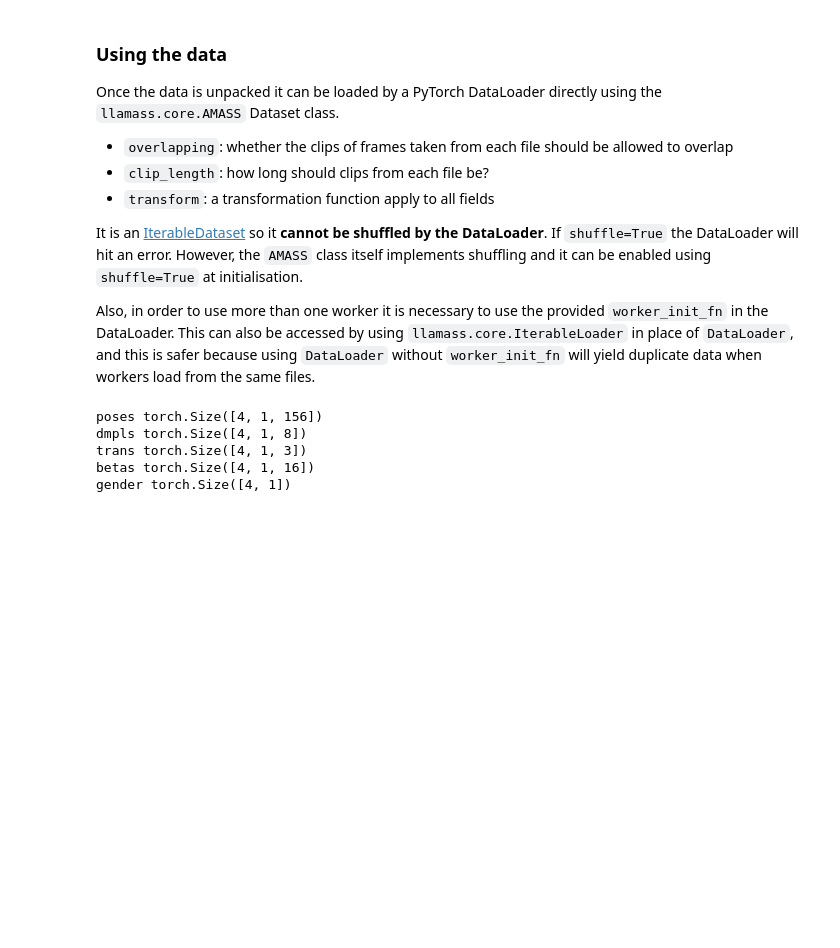
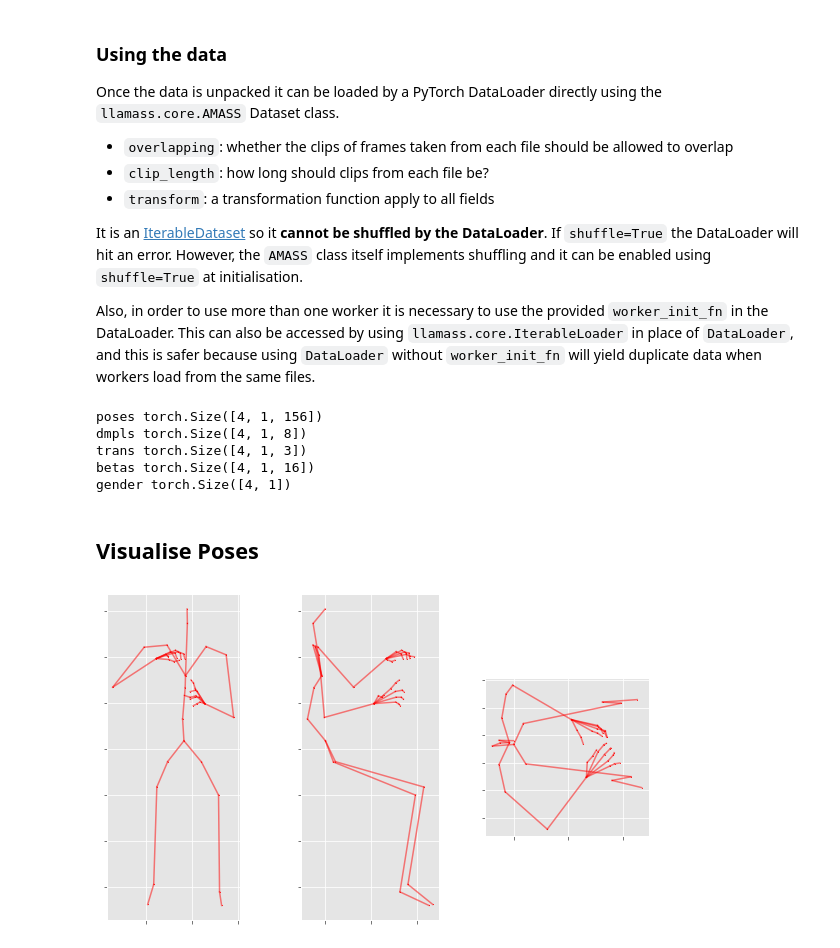
Before and after one commit to gngdb/llamass, a Jupyter notebook: index.ipynb, the cells around one changed output. Cells and saved outputs as stored; diff of their text form; code cells hidden in the pictures; blank space fills up the shorter version.

Commit message:
add visualisation example with gaitplotlib

```diff
--- a/index.ipynb
+++ b/index.ipynb
@@ -129,7 +120,7 @@ amass = llamass.core.AMASS(
     overlapping=False,
     clip_length=1,
     transform=torch.tensor,
-    shuffle=True,
+    shuffle=False,
     seed=0,
 )
 # %%
@@ -147,3 +138,42 @@ dmpls torch.Size([4, 1, 8])
 trans torch.Size([4, 1, 3])
 betas torch.Size([4, 1, 16])
 gender torch.Size([4, 1])
+# %% [markdown]
+## Visualise Poses
+# %%
+poses = next(iter(llamass.core.IterableLoader(amass, batch_size=200, num_workers=2)))
+poses = poses['poses'].squeeze()
+# %%
+# gaitplotlib
+import numpy as np
+import gaitplotlib.core
+import matplotlib.pyplot as plt
+plt.style.use('ggplot')
+
+params = gaitplotlib.core.plottable(poses.numpy())
+
+def plot_pose(pose_index, save_to=None):
+    fig, axes = plt.subplots(1, 3, figsize=(10,6))
+
+    for d, ax in enumerate(axes):
+        dims_to_plot = [i for i in range(3) if i != d]
+        joints, skeleton = params[pose_index]["joints"], params.skeleton
+        j = joints[:, dims_to_plot]
+        ax.scatter(*j.T, color="r", s=0.2)
+        for bone in skeleton:
+            a = j[bone[0]]
+            b = j[bone[1]]
+            x, y = list(zip(a, b))
+            ax.plot(x, y, color="r", alpha=0.5)
+        ax.axes.xaxis.set_ticklabels([])
+        ax.axes.yaxis.set_ticklabels([])
+        ax.set_aspect('equal', adjustable='box')
+    if save_to is not None:
+        plt.tight_layout()
+        plt.savefig(save_to)
+        plt.close()
+    else:
+        plt.show()
+plot_pose(0)
+# %% [output]
+[figure, added]
```
Also changed, not shown: parts of 6 cells of this notebook, 4 other files.
